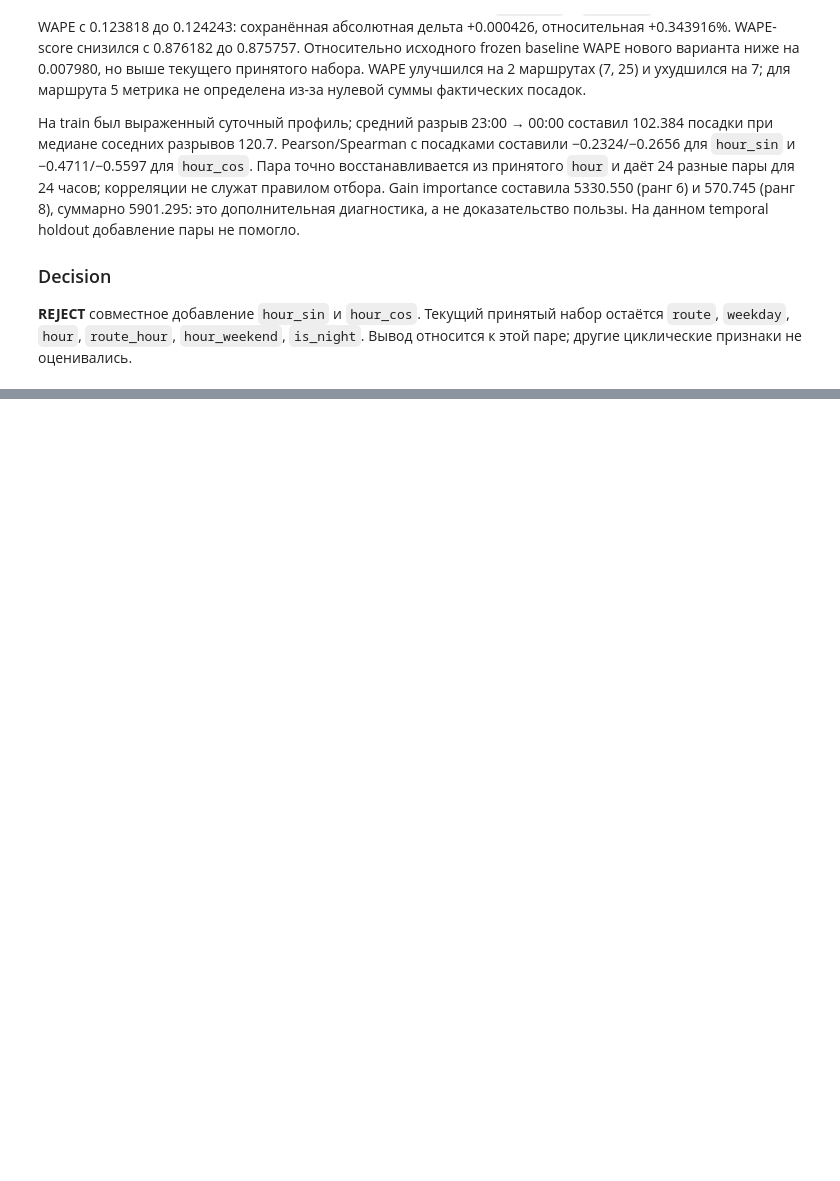
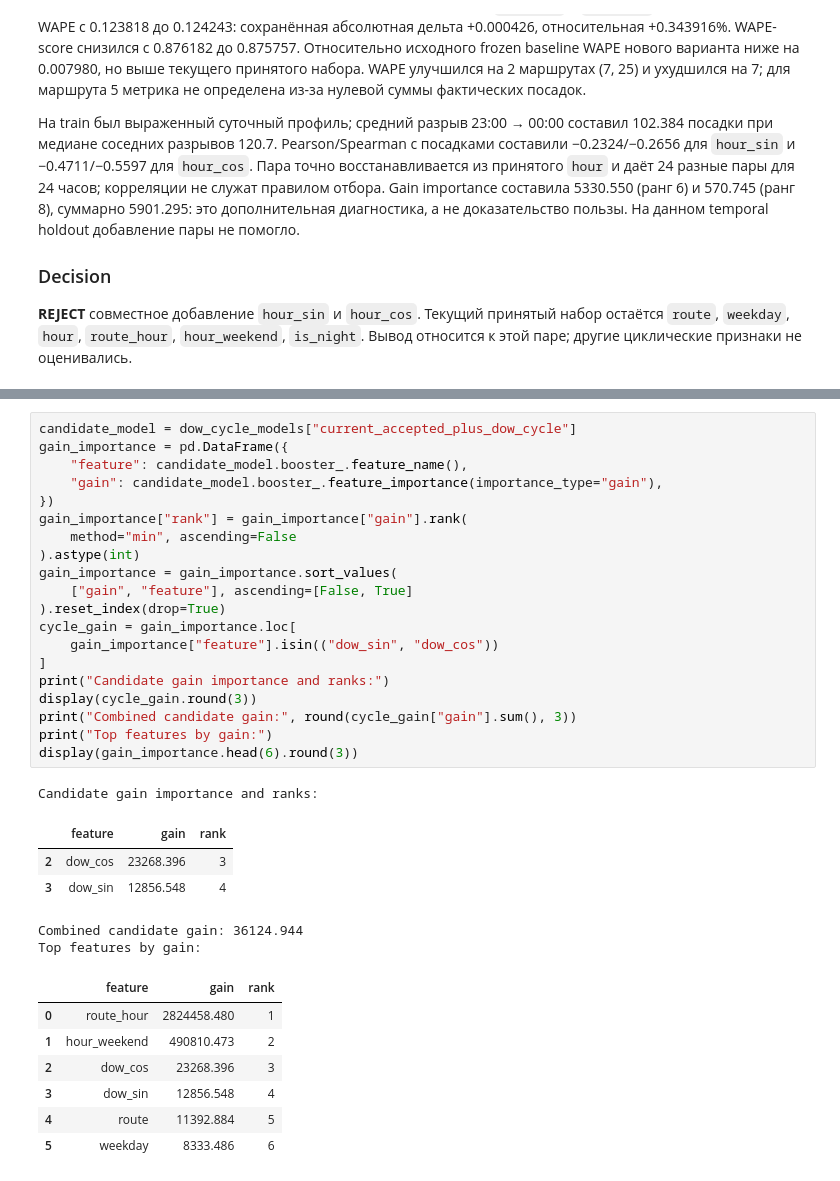
Before and after one commit to rapogahu/MT-Hackathon-2026, a Jupyter notebook: ml/notebooks/feature_engineering.ipynb, the cells around one changed output, grey strips where cells are left out. Drawn from its saved outputs; the diff is of its cells as text; blank space fills up the shorter version.

```diff
--- a/ml/notebooks/feature_engineering.ipynb
+++ b/ml/notebooks/feature_engineering.ipynb
@@ -2211,0 +2366,34 @@ Validation WAPE by route:
+# %%
+candidate_model = dow_cycle_models["current_accepted_plus_dow_cycle"]
+gain_importance = pd.DataFrame({
+    "feature": candidate_model.booster_.feature_name(),
+    "gain": candidate_model.booster_.feature_importance(importance_type="gain"),
+})
+gain_importance["rank"] = gain_importance["gain"].rank(
+    method="min", ascending=False
+).astype(int)
+gain_importance = gain_importance.sort_values(
+    ["gain", "feature"], ascending=[False, True]
+).reset_index(drop=True)
+cycle_gain = gain_importance.loc[
+    gain_importance["feature"].isin(("dow_sin", "dow_cos"))
+]
+print("Candidate gain importance and ranks:")
+display(cycle_gain.round(3))
+print("Combined candidate gain:", round(cycle_gain["gain"].sum(), 3))
+print("Top features by gain:")
+display(gain_importance.head(6).round(3))
+# %% [output]
+Candidate gain importance and ranks:
+|  | feature | gain | rank |
+| 2 | dow_cos | 23268.396 | 3 |
+| 3 | dow_sin | 12856.548 | 4 |
+Combined candidate gain: 36124.944
+Top features by gain:
+|  | feature | gain | rank |
+| 0 | route_hour | 2824458.480 | 1 |
+| 1 | hour_weekend | 490810.473 | 2 |
+| 2 | dow_cos | 23268.396 | 3 |
+| 3 | dow_sin | 12856.548 | 4 |
+| 4 | route | 11392.884 | 5 |
+| 5 | weekday | 8333.486 | 6 |
```
Also changed, not shown: parts of 12 cells of this notebook, 1 other file.
